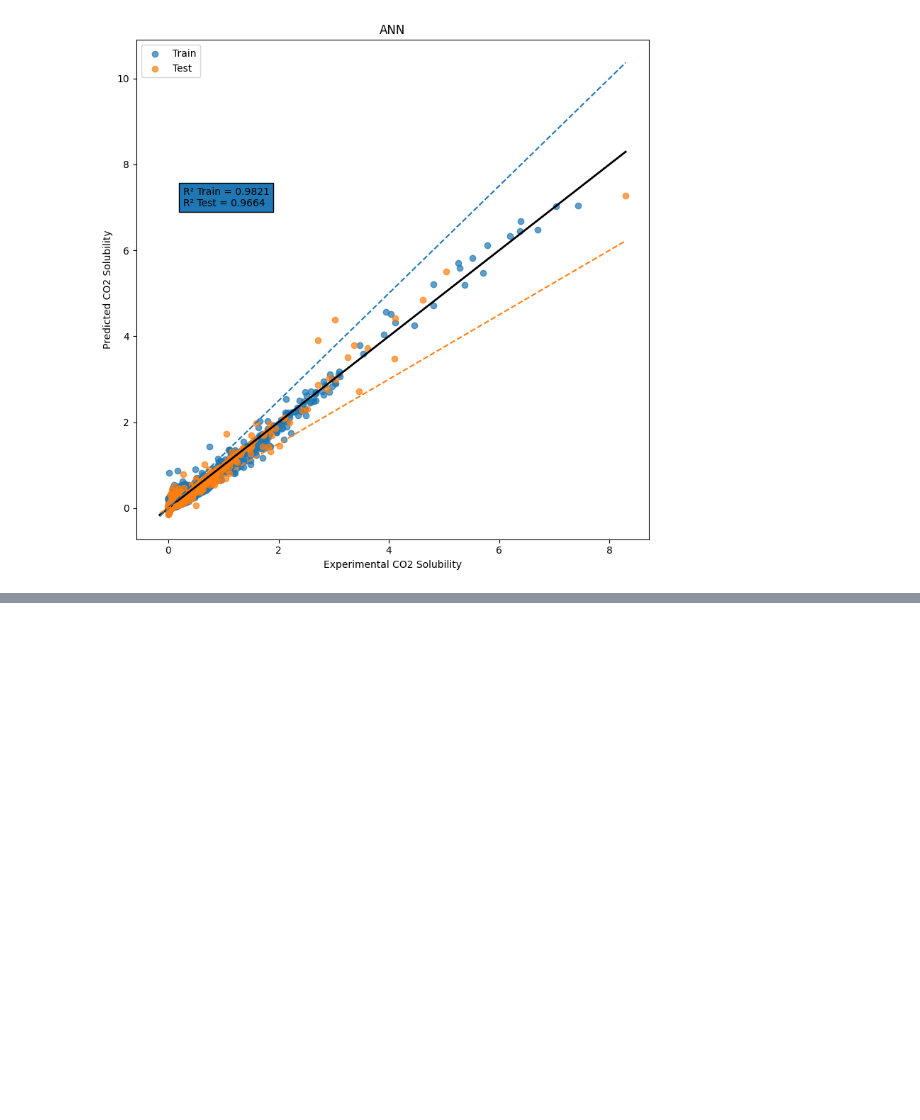
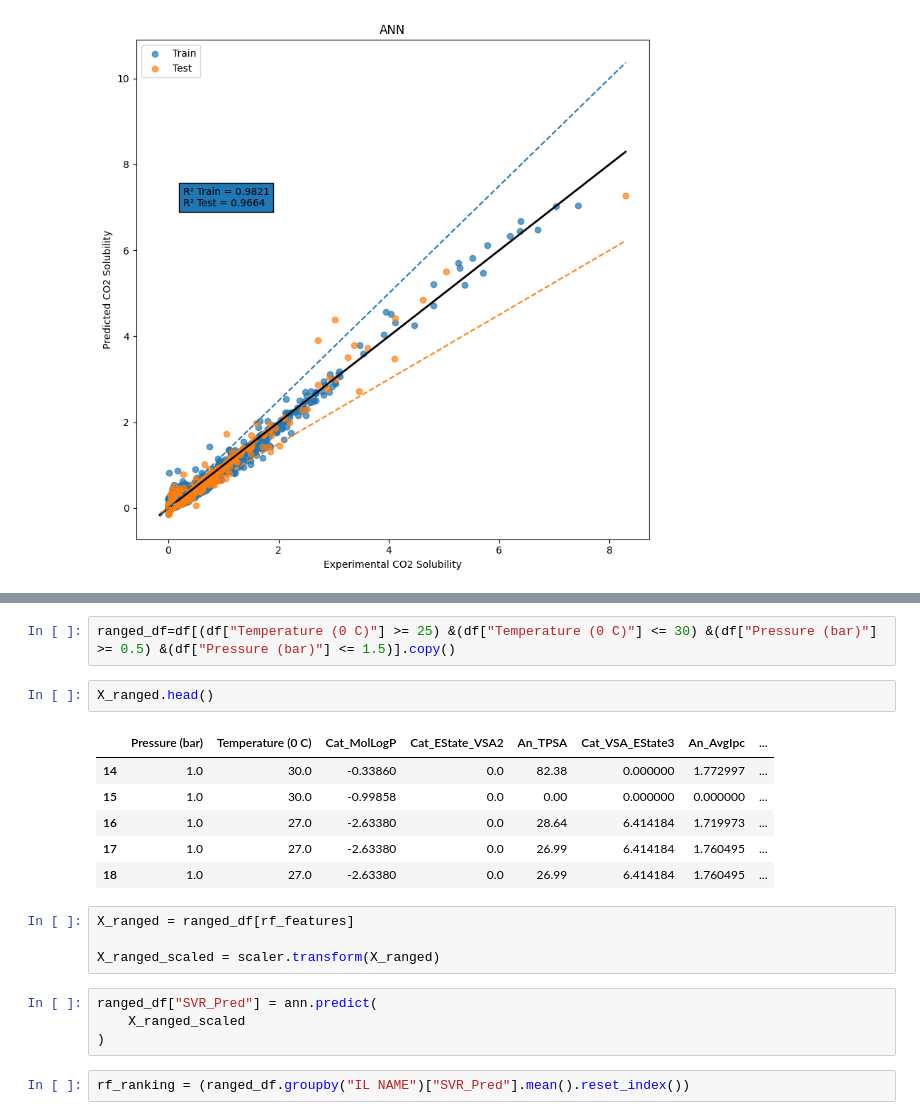
Before and after one commit to Jaideepsingh11/CO2_Solubility_Prediction_Using_Ionic_Liquids, a Jupyter notebook: notebooks/ANN.ipynb, the cells around one changed output, grey strips where cells are left out. Drawn from its saved outputs; the diff is of its cells as text; blank space fills up the shorter version.

```diff
--- a/notebooks/ANN.ipynb
+++ b/notebooks/ANN.ipynb
@@ -209,0 +376,21 @@ plt.show()
+# %%
+ranged_df=df[(df["Temperature (0 C)"] >= 25) &(df["Temperature (0 C)"] <= 30) &(df["Pressure (bar)"] >= 0.5) &(df["Pressure (bar)"] <= 1.5)].copy()
+# %%
+X_ranged.head()
+# %% [output]
+|  | Pressure (bar) | Temperature (0 C) | Cat_MolLogP | Cat_EState_VSA2 | An_TPSA | Cat_VSA_EState3 | An_AvgIpc | ... |
+| 14 | 1.0 | 30.0 | -0.33860 | 0.0 | 82.38 | 0.000000 | 1.772997 | ... |
+| 15 | 1.0 | 30.0 | -0.99858 | 0.0 | 0.00 | 0.000000 | 0.000000 | ... |
+| 16 | 1.0 | 27.0 | -2.63380 | 0.0 | 28.64 | 6.414184 | 1.719973 | ... |
+| 17 | 1.0 | 27.0 | -2.63380 | 0.0 | 26.99 | 6.414184 | 1.760495 | ... |
+| 18 | 1.0 | 27.0 | -2.63380 | 0.0 | 26.99 | 6.414184 | 1.760495 | ... |
+# %%
+X_ranged = ranged_df[rf_features]
+
+X_ranged_scaled = scaler.transform(X_ranged)
+# %%
+ranged_df["SVR_Pred"] = ann.predict(
+    X_ranged_scaled
+)
+# %%
+rf_ranking = (ranged_df.groupby("IL NAME")["SVR_Pred"].mean().reset_index())
```
Also changed, not shown: parts of 13 cells of this notebook, 20 other files.
